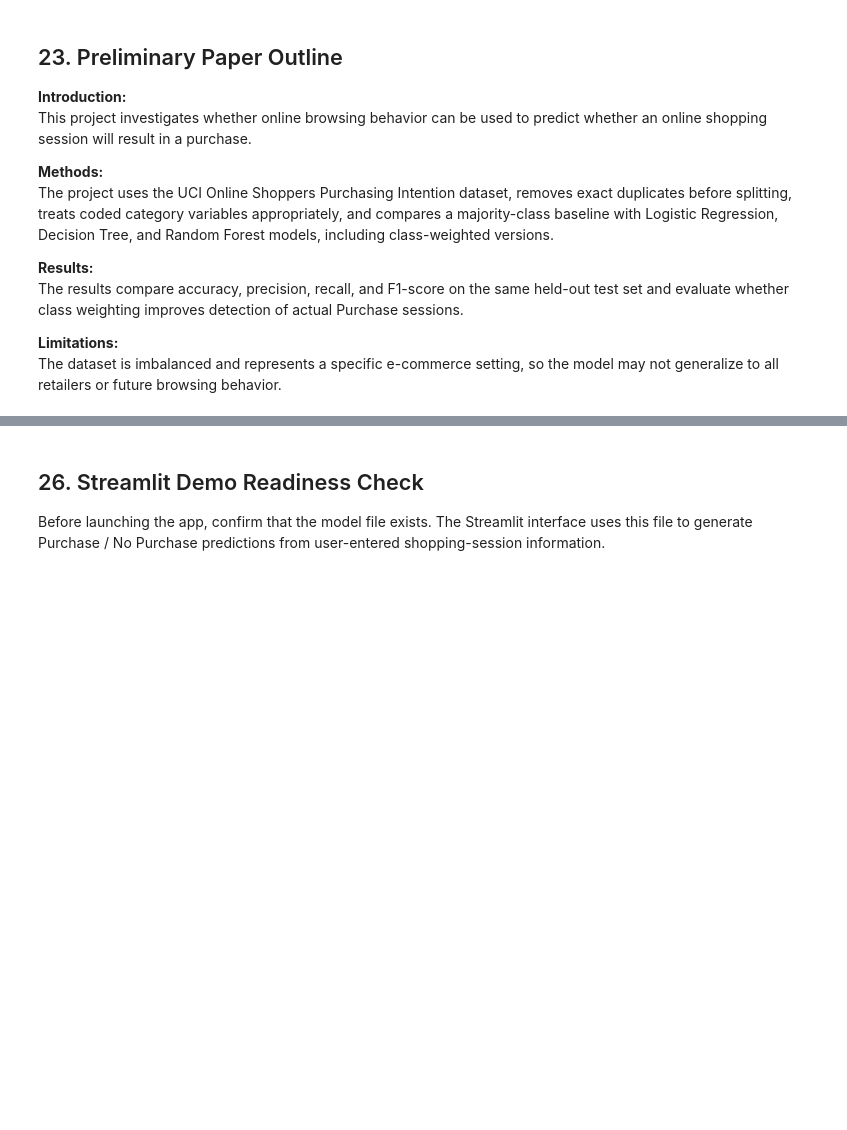
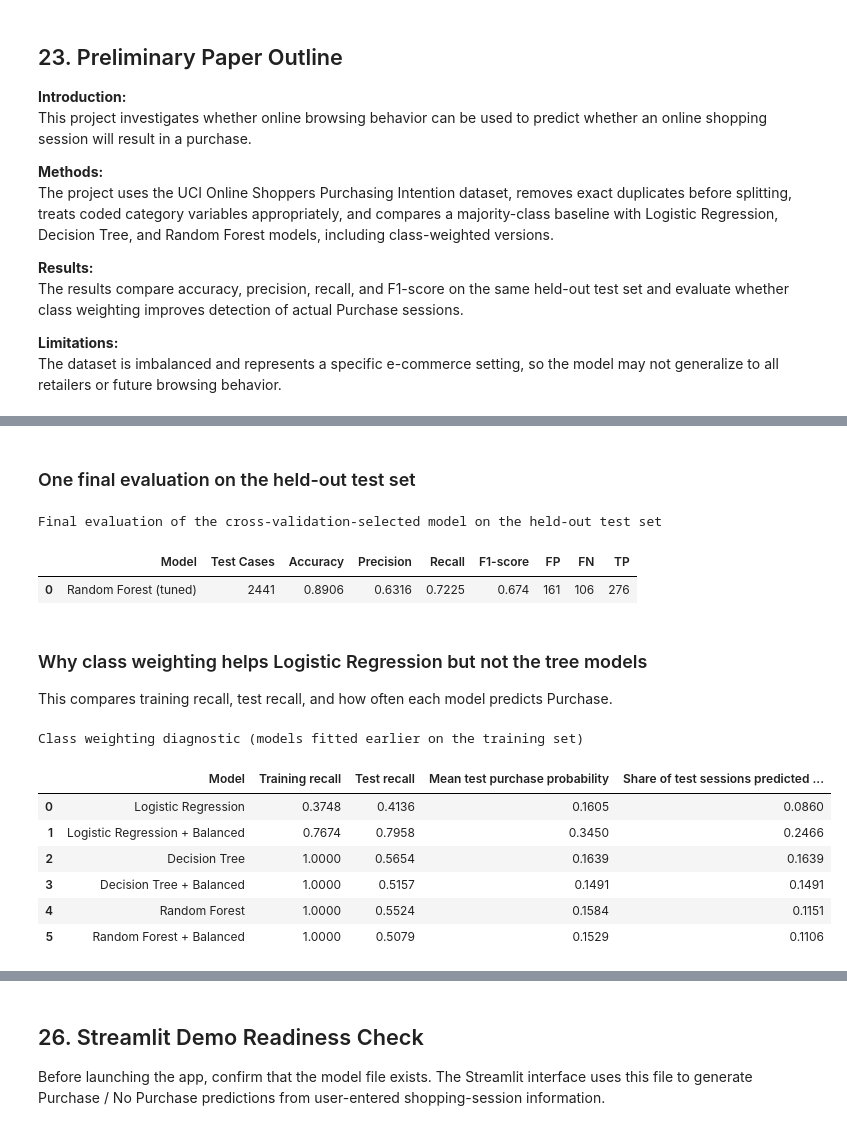
Before and after one commit to azaleabolden/online-shopping-purchase-predictor, a Jupyter notebook: Online_Shopping_Purchase_Predictor_Final.ipynb, the cells around one changed output, grey strips where cells are left out. Cells and saved outputs as stored; diff of their text form; code cells hidden in the pictures; blank space fills up the shorter version.

```diff
--- a/Online_Shopping_Purchase_Predictor_Final.ipynb
+++ b/Online_Shopping_Purchase_Predictor_Final.ipynb
@@ -1048,0 +1173,57 @@ ChatGPT was used to assist with planning, code organization, explanations, and d
+# %% [markdown]
+### One final evaluation on the held-out test set
+# %%
+final_pred = final_model.predict(X_test)
+tn, fp, fn, tp = confusion_matrix(y_test, final_pred).ravel()
+
+final_test_result = pd.DataFrame([{
+    "Model": final_model_label,
+    "Test Cases": len(y_test),
+    "Accuracy": accuracy_score(y_test, final_pred),
+    "Precision": precision_score(y_test, final_pred, zero_division=0),
+    "Recall": recall_score(y_test, final_pred, zero_division=0),
+    "F1-score": f1_score(y_test, final_pred, zero_division=0),
+    "FP": fp, "FN": fn, "TP": tp,
+}])
+print("Final evaluation of the cross-validation-selected model on the held-out test set")
+display(final_test_result.round(4))
+# %% [output]
+Final evaluation of the cross-validation-selected model on the held-out test set
+|  | Model | Test Cases | Accuracy | Precision | Recall | F1-score | FP | FN | TP |
+| 0 | Random Forest (tuned) | 2441 | 0.8906 | 0.6316 | 0.7225 | 0.674 | 161 | 106 | 276 |
+# %% [markdown]
+### Why class weighting helps Logistic Regression but not the tree models
+
+This compares training recall, test recall, and how often each model predicts Purchase.
+# %%
+diag_models = {
+    "Logistic Regression": logistic_model,
+    "Logistic Regression + Balanced": logistic_balanced_model,
+    "Decision Tree": decision_tree_model,
+    "Decision Tree + Balanced": decision_tree_balanced_model,
+    "Random Forest": random_forest_model,
+    "Random Forest + Balanced": random_forest_balanced_model,
+}
+
+diag_rows = []
+for name, model in diag_models.items():
+    proba_test = model.predict_proba(X_test)[:, 1]
+    diag_rows.append({
+        "Model": name,
+        "Training recall": recall_score(y_train, model.predict(X_train), zero_division=0),
+        "Test recall": recall_score(y_test, model.predict(X_test), zero_division=0),
+        "Mean test purchase probability": proba_test.mean(),
+        "Share of test sessions predicted Purchase": (proba_test >= 0.5).mean(),
+    })
+
+print("Class weighting diagnostic (models fitted earlier on the training set)")
+display(pd.DataFrame(diag_rows).round(4))
+# %% [output]
+Class weighting diagnostic (models fitted earlier on the training set)
+|  | Model | Training recall | Test recall | Mean test purchase probability | Share of test sessions predicted ... |
+| 0 | Logistic Regression | 0.3748 | 0.4136 | 0.1605 | 0.0860 |
+| 1 | Logistic Regression + Balanced | 0.7674 | 0.7958 | 0.3450 | 0.2466 |
+| 2 | Decision Tree | 1.0000 | 0.5654 | 0.1639 | 0.1639 |
+| 3 | Decision Tree + Balanced | 1.0000 | 0.5157 | 0.1491 | 0.1491 |
+| 4 | Random Forest | 1.0000 | 0.5524 | 0.1584 | 0.1151 |
+| 5 | Random Forest + Balanced | 1.0000 | 0.5079 | 0.1529 | 0.1106 |
```
Also changed, not shown: parts of 13 cells of this notebook, 1 other file.
